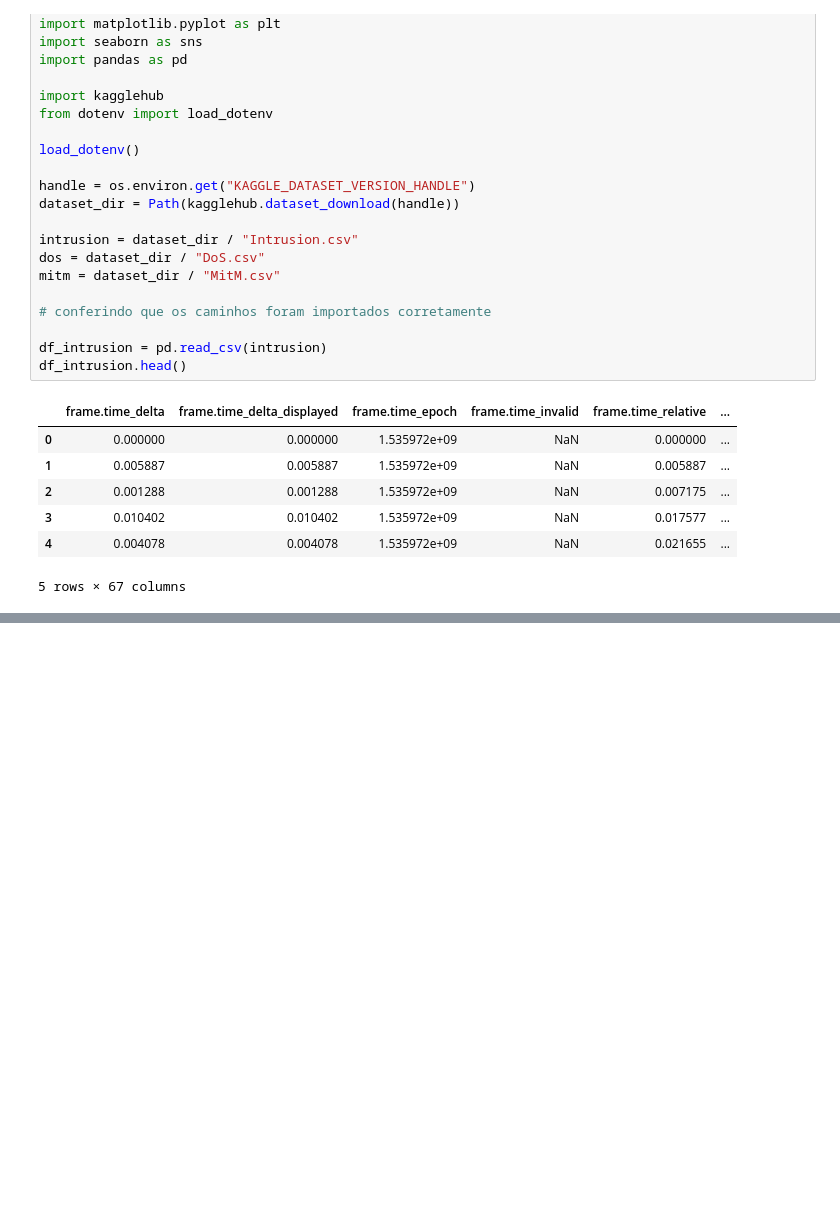
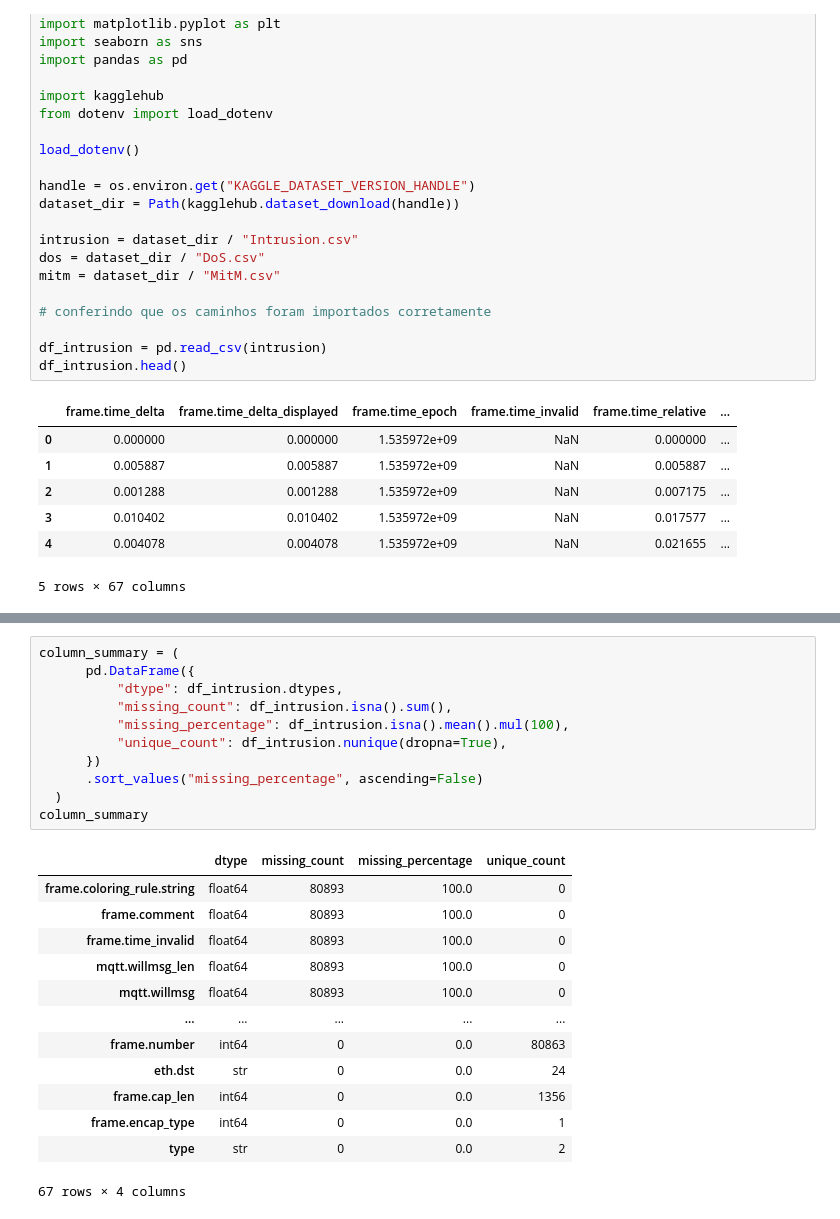
Before and after one commit to William-SWS/mqtt_exploration, a Jupyter notebook: notebooks/01_eda.ipynb, the cells around one changed output, grey strips where cells are left out. Cells and saved outputs as stored; diff of their text form; blank space fills up the shorter version.

Commit message:
adicionando os valores faltantes para o dataset intrusion

```diff
--- a/notebooks/01_eda.ipynb
+++ b/notebooks/01_eda.ipynb
@@ -135,0 +221,25 @@ df_intrusion.head()
+# %%
+column_summary = (
+      pd.DataFrame({
+          "dtype": df_intrusion.dtypes,
+          "missing_count": df_intrusion.isna().sum(),
+          "missing_percentage": df_intrusion.isna().mean().mul(100),
+          "unique_count": df_intrusion.nunique(dropna=True),
+      })
+      .sort_values("missing_percentage", ascending=False)
+  )
+column_summary
+# %% [output]
+|  | dtype | missing_count | missing_percentage | unique_count |
+| frame.coloring_rule.string | float64 | 80893 | 100.0 | 0 |
+| frame.comment | float64 | 80893 | 100.0 | 0 |
+| frame.time_invalid | float64 | 80893 | 100.0 | 0 |
+| mqtt.willmsg_len | float64 | 80893 | 100.0 | 0 |
+| mqtt.willmsg | float64 | 80893 | 100.0 | 0 |
+| ... | ... | ... | ... | ... |
+| frame.number | int64 | 0 | 0.0 | 80863 |
+| eth.dst | str | 0 | 0.0 | 24 |
+| frame.cap_len | int64 | 0 | 0.0 | 1356 |
+| frame.encap_type | int64 | 0 | 0.0 | 1 |
+| type | str | 0 | 0.0 | 2 |
+67 rows × 4 columns
```
Also changed, not shown: parts of 6 cells of this notebook.
